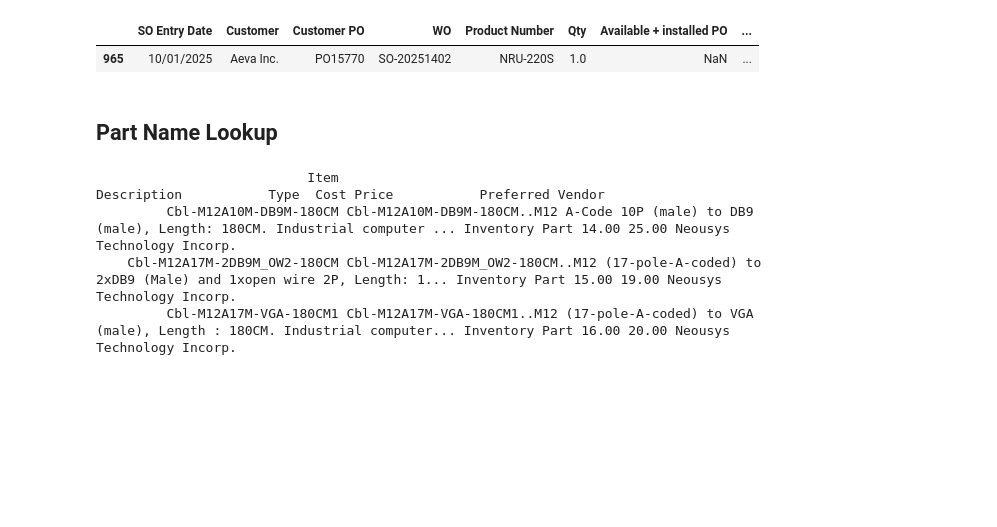
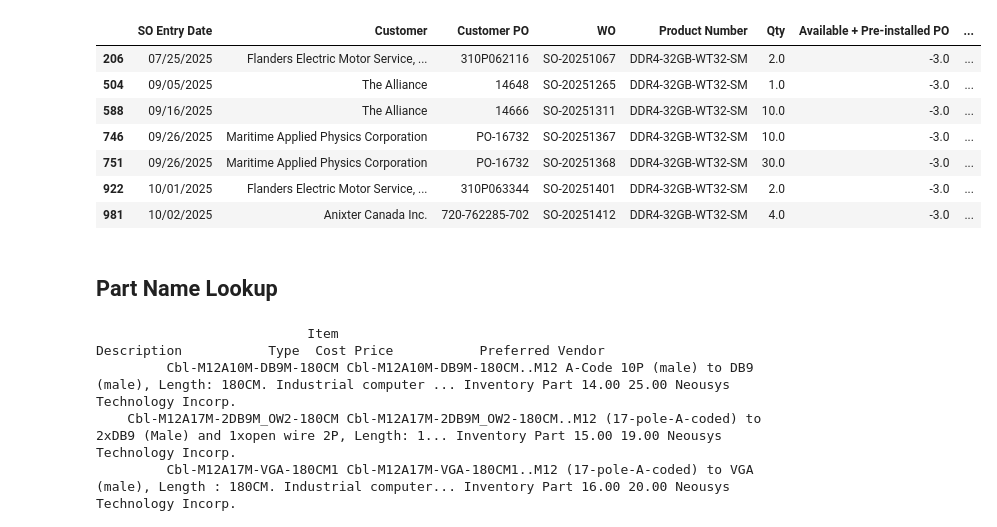
Before and after one commit to playoung2818/ERP_System, a Jupyter notebook: ERP_Dashboard.ipynb, the cells around one changed output. Saved outputs shown, nothing was run; the diff lists cells and outputs as text; code cells hidden in the pictures; blank space fills up the shorter version.

```diff
--- a/ERP_Dashboard.ipynb
+++ b/ERP_Dashboard.ipynb
@@ -109,9 +178,15 @@ display(styled)
 # %%
-filtered_df = ERP_df[ERP_df['Product Number'] == 'NRU-220S'].sort_values(by='Lead Time',ascending=True)
+filtered_df = ERP_df[ERP_df['Product Number'] == 'DDR4-32GB-WT32-SM'].sort_values(by='Lead Time',ascending=True)
 filtered_df
 # %% [output]
-|  | SO Entry Date | Customer | Customer PO | WO | Product Number | Qty | Available + installed PO | ... |
-| 965 | 10/01/2025 | Aeva Inc. | PO15770 | SO-20251402 | NRU-220S | 1.0 | NaN | ... |
+|  | SO Entry Date | Customer | Customer PO | WO | Product Number | Qty | Available + Pre-installed PO | ... |
+| 206 | 07/25/2025 | Flanders Electric Motor Service, ... | 310P062116 | SO-20251067 | DDR4-32GB-WT32-SM | 2.0 | -3.0 | ... |
+| 504 | 09/05/2025 | The Alliance | 14648 | SO-20251265 | DDR4-32GB-WT32-SM | 1.0 | -3.0 | ... |
+| 588 | 09/16/2025 | The Alliance | 14666 | SO-20251311 | DDR4-32GB-WT32-SM | 10.0 | -3.0 | ... |
+| 746 | 09/26/2025 | Maritime Applied Physics Corporation | PO-16732 | SO-20251367 | DDR4-32GB-WT32-SM | 10.0 | -3.0 | ... |
+| 751 | 09/26/2025 | Maritime Applied Physics Corporation | PO-16732 | SO-20251368 | DDR4-32GB-WT32-SM | 30.0 | -3.0 | ... |
+| 922 | 10/01/2025 | Flanders Electric Motor Service, ... | 310P063344 | SO-20251401 | DDR4-32GB-WT32-SM | 2.0 | -3.0 | ... |
+| 981 | 10/02/2025 | Anixter Canada Inc. | 720-762285-702 | SO-20251412 | DDR4-32GB-WT32-SM | 4.0 | -3.0 | ... |
 # %% [markdown]
 ## Part Name Lookup
 # %%
```
Also changed, not shown: parts of 8 cells of this notebook, 3 other files.
